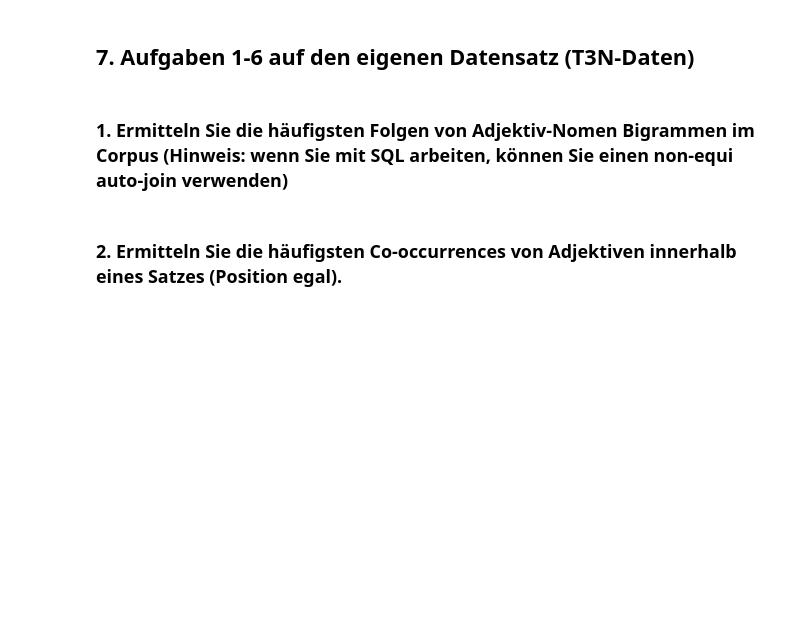
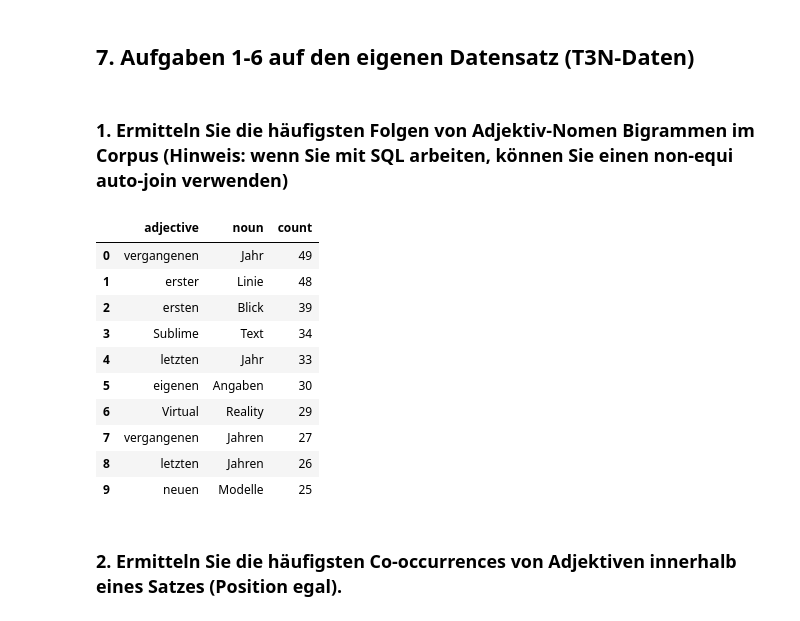
Before and after one commit to tobirohrer/webmining, a Jupyter notebook: praktikum3/praktikum3.ipynb, the cells around one changed output. Cells and saved outputs as stored; diff of their text form; code cells hidden in the pictures; blank space fills up the shorter version.

```diff
--- a/praktikum3/praktikum3.ipynb
+++ b/praktikum3/praktikum3.ipynb
@@ -170,5 +185,24 @@ cosinus('119408');
 ## 7.  Aufgaben 1-6 auf den eigenen Datensatz (T3N-Daten)
 # %% [markdown]
 ### 1. Ermitteln Sie die häufigsten Folgen von Adjektiv-Nomen Bigrammen im Corpus (Hinweis: wenn Sie mit SQL arbeiten, können Sie einen non-equi auto-join verwenden)
+# %%
+sql = 'select top 10 t1.TA_TOKEN, t2.TA_TOKEN, count(*) from "SYSTEM"."$TA_T3NTEXTIND" as t1, "SYSTEM"."$TA_T3NTEXTIND" as t2 where t1.ID=t2.ID and t1.TA_COUNTER=t2.TA_COUNTER-1 and t1.TA_SENTENCE=t2.TA_SENTENCE and t1.TA_TYPE=\'adjective\' and t2.TA_TYPE=\'noun\' group by t1.TA_TOKEN, t2.TA_TOKEN order by count(*) desc'
+cursor.execute(sql)
+adjective_noun = cursor.fetchall()
+adjective_noun_df = pd.DataFrame(adjective_noun)
+adjective_noun_df.columns = ['adjective', 'noun', 'count']
+adjective_noun_df
+# %% [output]
+|  | adjective | noun | count |
+| 0 | vergangenen | Jahr | 49 |
+| 1 | erster | Linie | 48 |
+| 2 | ersten | Blick | 39 |
+| 3 | Sublime | Text | 34 |
+| 4 | letzten | Jahr | 33 |
+| 5 | eigenen | Angaben | 30 |
+| 6 | Virtual | Reality | 29 |
+| 7 | vergangenen | Jahren | 27 |
+| 8 | letzten | Jahren | 26 |
+| 9 | neuen | Modelle | 25 |
 # %% [markdown]
 ### 2. Ermitteln Sie die häufigsten Co-occurrences von Adjektiven innerhalb eines Satzes (Position egal).
```
Also changed, not shown: parts of 20 cells of this notebook.
